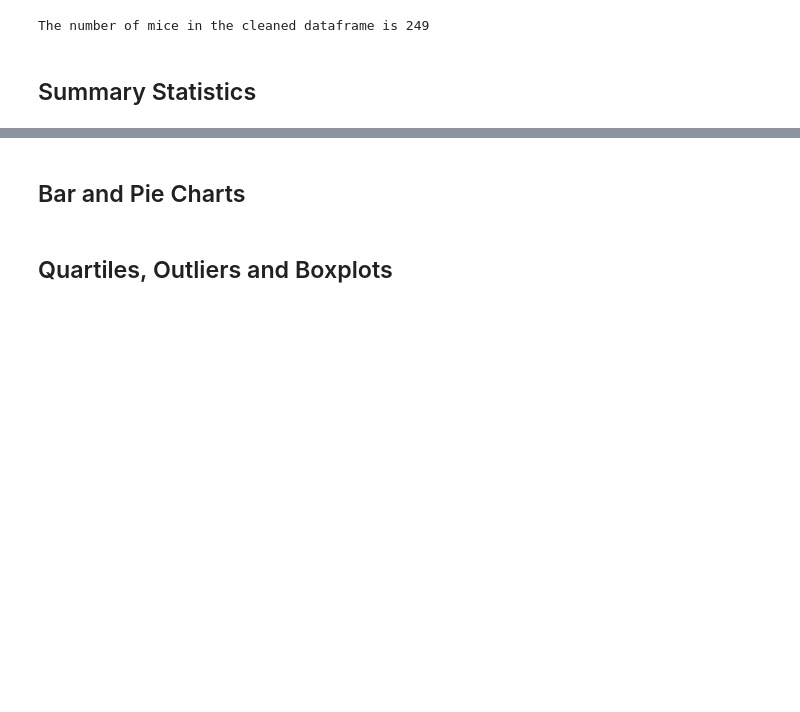
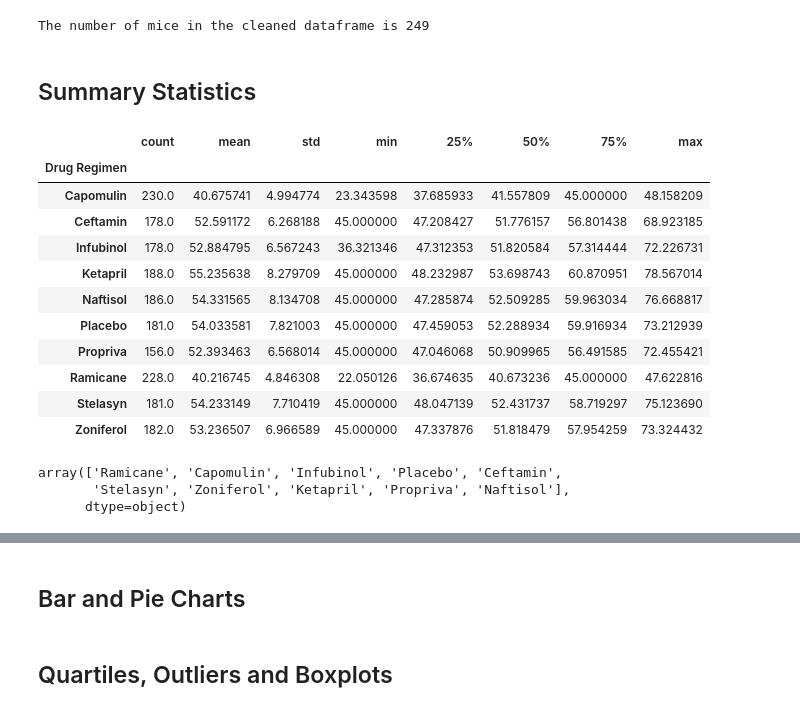
Before and after one commit to gpivaro/5_Matplotlib_Homework, a Jupyter notebook: pymaceuticals_starter.ipynb, the cells around one changed output, grey strips where cells are left out. Cells and saved outputs as stored; diff of their text form; code cells hidden in the pictures; blank space fills up the shorter version.

```diff
--- a/pymaceuticals_starter.ipynb
+++ b/pymaceuticals_starter.ipynb
@@ -146,4 +148,30 @@ The number of mice in the cleaned dataframe is 249
 # %%
 # Generate a summary statistics table of mean, median, variance, standard deviation, and SEM of the tumor volume for each regimen
 
+
 # This method is the most straighforward, creating multiple series and putting them all together at the end.
+drug_regimed_grouped = cleaned_df.groupby('Drug Regimen')['Tumor Volume (mm3)']
+drug_regimed_grouped.describe()
+
+# Note that with this method we don't have access to median, variance and SEM
+# %% [output]
+|  | count | mean | std | min | 25% | 50% | 75% | max |
+| Drug Regimen |  |  |  |  |  |  |  |  |
+| Capomulin | 230.0 | 40.675741 | 4.994774 | 23.343598 | 37.685933 | 41.557809 | 45.000000 | 48.158209 |
+| Ceftamin | 178.0 | 52.591172 | 6.268188 | 45.000000 | 47.208427 | 51.776157 | 56.801438 | 68.923185 |
+| Infubinol | 178.0 | 52.884795 | 6.567243 | 36.321346 | 47.312353 | 51.820584 | 57.314444 | 72.226731 |
+| Ketapril | 188.0 | 55.235638 | 8.279709 | 45.000000 | 48.232987 | 53.698743 | 60.870951 | 78.567014 |
+| Naftisol | 186.0 | 54.331565 | 8.134708 | 45.000000 | 47.285874 | 52.509285 | 59.963034 | 76.668817 |
+| Placebo | 181.0 | 54.033581 | 7.821003 | 45.000000 | 47.459053 | 52.288934 | 59.916934 | 73.212939 |
+| Propriva | 156.0 | 52.393463 | 6.568014 | 45.000000 | 47.046068 | 50.909965 | 56.491585 | 72.455421 |
+| Ramicane | 228.0 | 40.216745 | 4.846308 | 22.050126 | 36.674635 | 40.673236 | 45.000000 | 47.622816 |
+| Stelasyn | 181.0 | 54.233149 | 7.710419 | 45.000000 | 48.047139 | 52.431737 | 58.719297 | 75.123690 |
+| Zoniferol | 182.0 | 53.236507 | 6.966589 | 45.000000 | 47.337876 | 51.818479 | 57.954259 | 73.324432 |
+# %%
+# Retrieve the list of all drugs used in the experiment
+list_drugs = cleaned_df['Drug Regimen'].unique()
+list_drugs
+# %% [output]
+array(['Ramicane', 'Capomulin', 'Infubinol', 'Placebo', 'Ceftamin',
+       'Stelasyn', 'Zoniferol', 'Ketapril', 'Propriva', 'Naftisol'],
+      dtype=object)
```
Also changed, not shown: parts of 4 cells of this notebook.
